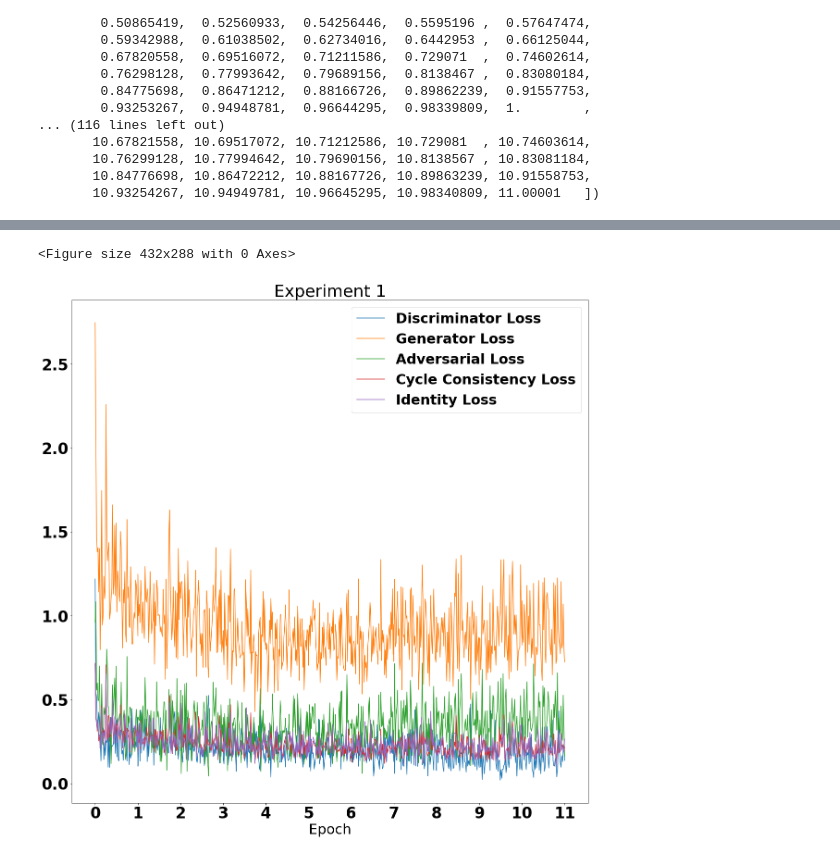
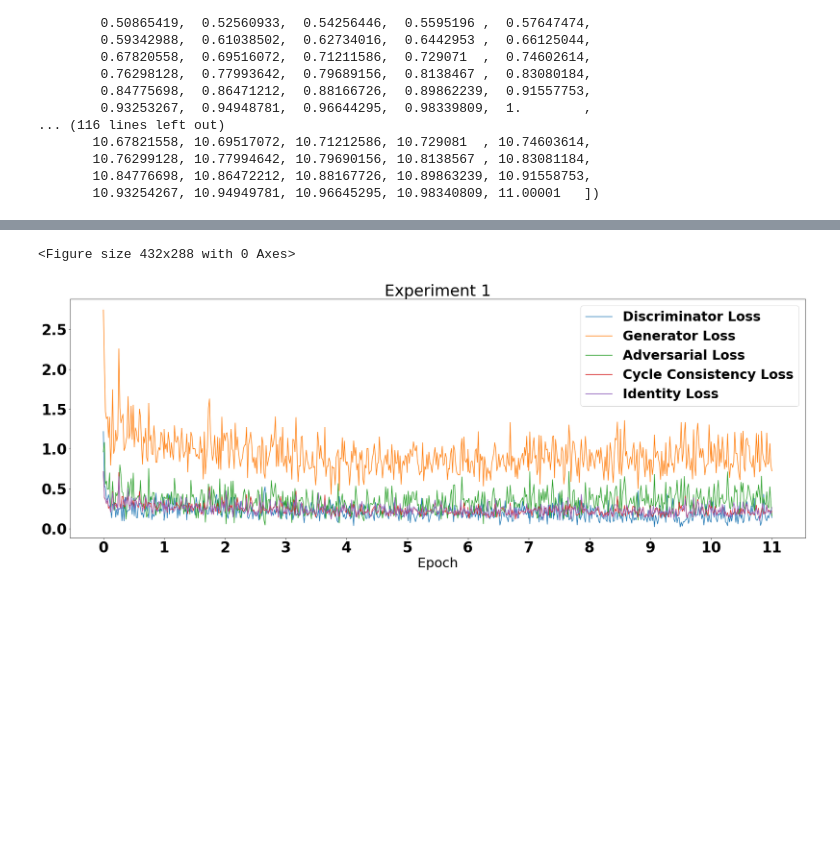
Before and after one commit to ShangqingGu/Style-Transfer-GAN, a Jupyter notebook: Visualize-Stats.ipynb, the cells around one changed output, grey strips where cells are left out. Saved outputs shown, nothing was run; the diff lists cells and outputs as text; code cells hidden in the pictures; blank space fills up the shorter version.

```diff
--- a/Visualize-Stats.ipynb
+++ b/Visualize-Stats.ipynb
@@ -95,21 +95,21 @@ for i in range(0,11):
         identity_1.append(float(category[4]))
 # %%
 plt.figure()
-plt.figure(figsize=(20,20))
+plt.figure(figsize=(30,10))
 plt.plot(test,D_loss_1, label="Discriminator Loss")
 plt.plot(test,G_loss_1, label="Generator Loss")
 plt.plot(test,adv_1, label="Adversarial Loss")
 plt.plot(test,cycle_1, label="Cycle Consistency Loss")
 plt.plot(test,identity_1, label="Identity Loss")
 plt.xlabel("Epoch")
 plt.legend()
 plt.title("Experiment 1")
 #plt.ylim([0,6])
 plt.xticks([x for x in range(12)])
 plt.savefig('exp1.png')
 # %% [output]
 <Figure size 432x288 with 0 Axes>
-[figure, old version]
+[figure, new version]
 # %%
 stat_location_2 = "/datasets/home/home-03/84/484/yhc001/Style-Transfer-GAN/assets/Exp2-photo2vangogh/statistics/"
 D_loss_2 = []
```
Also changed, not shown: parts of 7 cells of this notebook, 8 other files.
